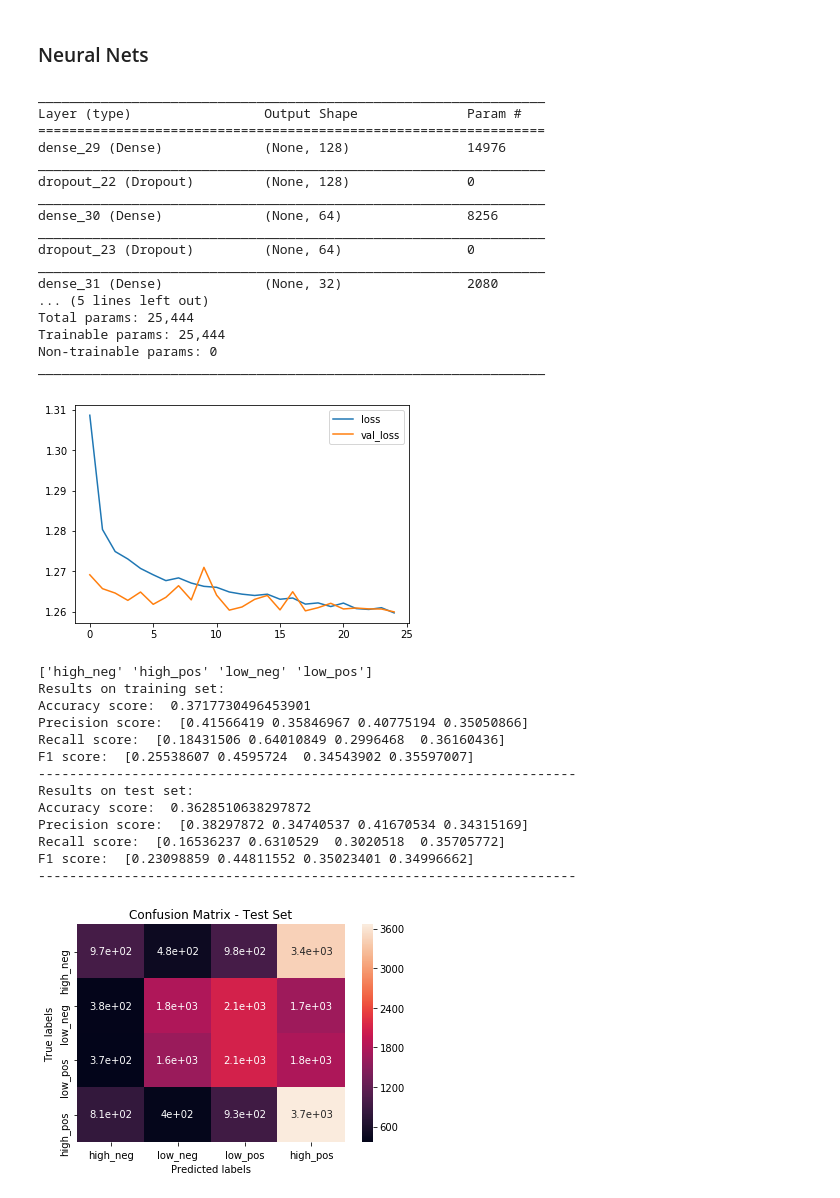
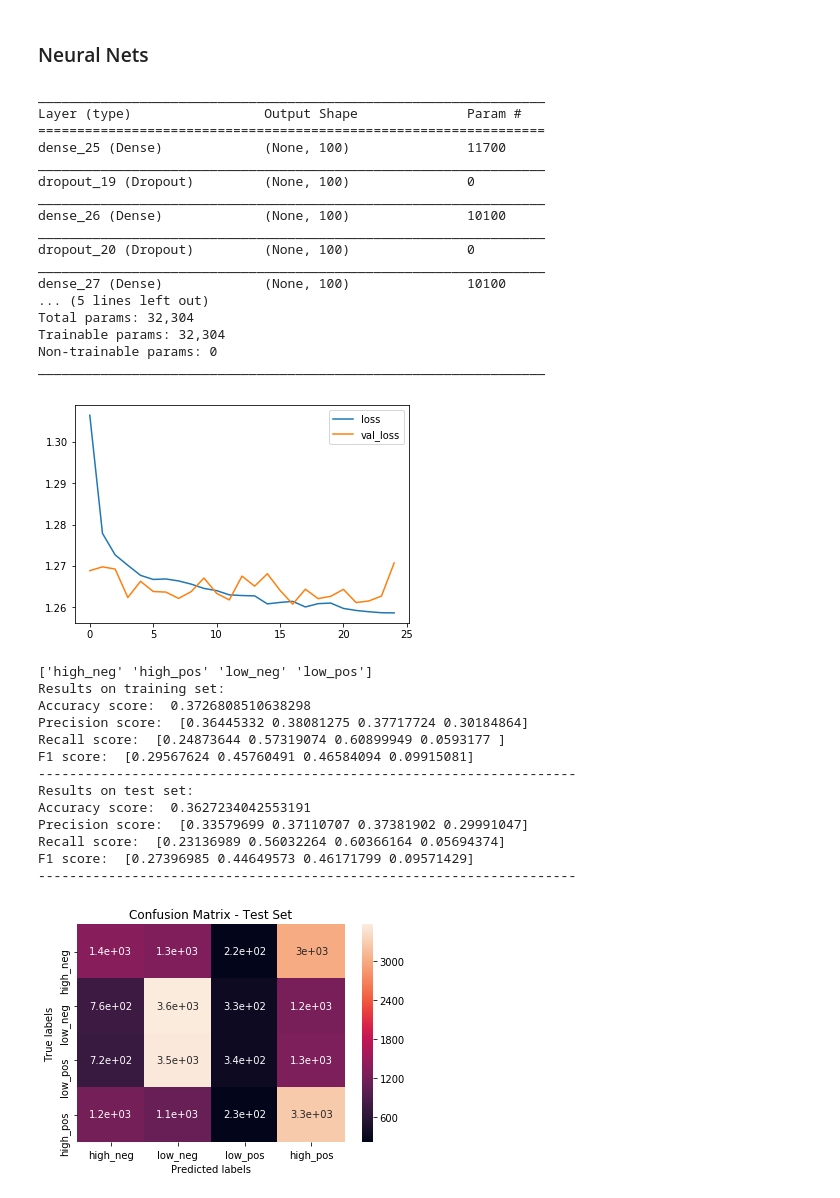
Before and after one commit to alexkapele/jane_street_prediction, a Jupyter notebook: jane_street.ipynb, the cells around one changed output. Cells and saved outputs as stored; diff of their text form; code cells hidden in the pictures.

```diff
--- a/jane_street.ipynb
+++ b/jane_street.ipynb
@@ -677,11 +687,11 @@ from keras.models import Sequential
 from keras.layers import Dense
 from keras.layers import Dropout
 model = Sequential()
-model.add(Dense(128, input_dim=X_train.shape[1], activation='relu'))
+model.add(Dense(100, input_dim=X_train.shape[1], activation='relu'))
 model.add(Dropout(0.3))
-model.add(Dense(64, activation='relu'))
+model.add(Dense(100, activation='relu'))
 model.add(Dropout(0.3))
-model.add(Dense(32, activation='relu'))
+model.add(Dense(100, activation='relu'))
 model.add(Dropout(0.3))
 model.add(Dense(len(labels), activation='softmax'))
 model.summary()
@@ -689,18 +699,18 @@ model.summary()
 _________________________________________________________________
 Layer (type)                 Output Shape              Param #
 =================================================================
-dense_29 (Dense)             (None, 128)               14976
+dense_25 (Dense)             (None, 100)               11700
 _________________________________________________________________
-dropout_22 (Dropout)         (None, 128)               0
+dropout_19 (Dropout)         (None, 100)               0
 _________________________________________________________________
-dense_30 (Dense)             (None, 64)                8256
+dense_26 (Dense)             (None, 100)               10100
 _________________________________________________________________
-dropout_23 (Dropout)         (None, 64)                0
+dropout_20 (Dropout)         (None, 100)               0
 _________________________________________________________________
-dense_31 (Dense)             (None, 32)                2080
+dense_27 (Dense)             (None, 100)               10100
 ... (5 lines left out)
-Total params: 25,444
-Trainable params: 25,444
+Total params: 32,304
+Trainable params: 32,304
 Non-trainable params: 0
 _________________________________________________________________
 # %%
@@ -712,13 +722,13 @@ plot_learning = PlotLearning()
 # %%
 from keras.callbacks import EarlyStopping
 
 epochs = 25
-batch_size = 64
+batch_size = 128
 
 hist = model.fit(X_train, y_train_cat, epochs=epochs, batch_size=batch_size, validation_data=[X_test,y_test_cat], callbacks=[plot_learning], verbose=0)
 #callbacks=[EarlyStopping(monitor='val_loss', patience=3, min_delta=0.0001)]
 # %% [output]
-[figure, old version]
+[figure, new version]
 # %%
 #Get predictions on training and test set
 y_pred_train = np.argmax(model.predict(X_train),axis=1)
@@ -739,15 +749,15 @@ evaluate_model(y_train, y_pred_train, y_test, y_pred_test, labels)
 # %% [output]
 ['high_neg' 'high_pos' 'low_neg' 'low_pos']
 Results on training set:
-Accuracy score:  0.3717730496453901
-Precision score:  [0.41566419 0.35846967 0.40775194 0.35050866]
-Recall score:  [0.18431506 0.64010849 0.2996468  0.36160436]
-F1 score:  [0.25538607 0.4595724  0.34543902 0.35597007]
+Accuracy score:  0.3726808510638298
+Precision score:  [0.36445332 0.38081275 0.37717724 0.30184864]
+Recall score:  [0.24873644 0.57319074 0.60899949 0.0593177 ]
+F1 score:  [0.29567624 0.45760491 0.46584094 0.09915081]
 ---------------------------------------------------------------------
 Results on test set:
-Accuracy score:  0.3628510638297872
-Precision score:  [0.38297872 0.34740537 0.41670534 0.34315169]
-Recall score:  [0.16536237 0.6310529  0.3020518  0.35705772]
-F1 score:  [0.23098859 0.44811552 0.35023401 0.34996662]
+Accuracy score:  0.3627234042553191
+Precision score:  [0.33579699 0.37110707 0.37381902 0.29991047]
+Recall score:  [0.23136989 0.56032264 0.60366164 0.05694374]
+F1 score:  [0.27396985 0.44649573 0.46171799 0.09571429]
 ---------------------------------------------------------------------
-[figure, old version]
+[figure, new version]
```
Also changed, not shown: parts of 4 cells of this notebook.
